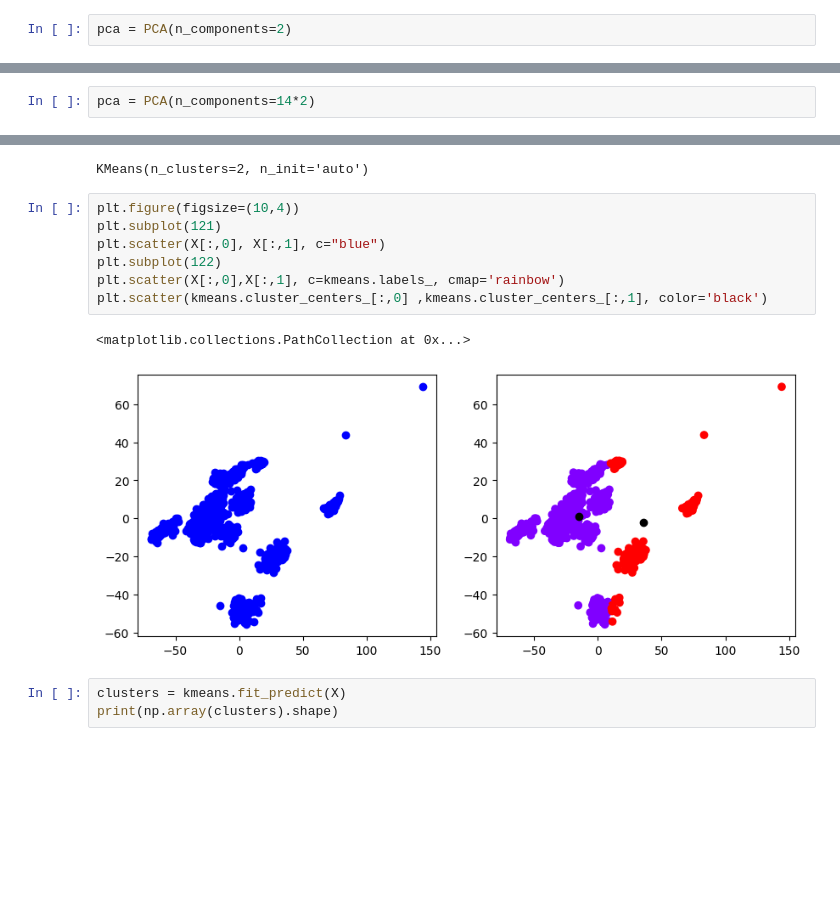
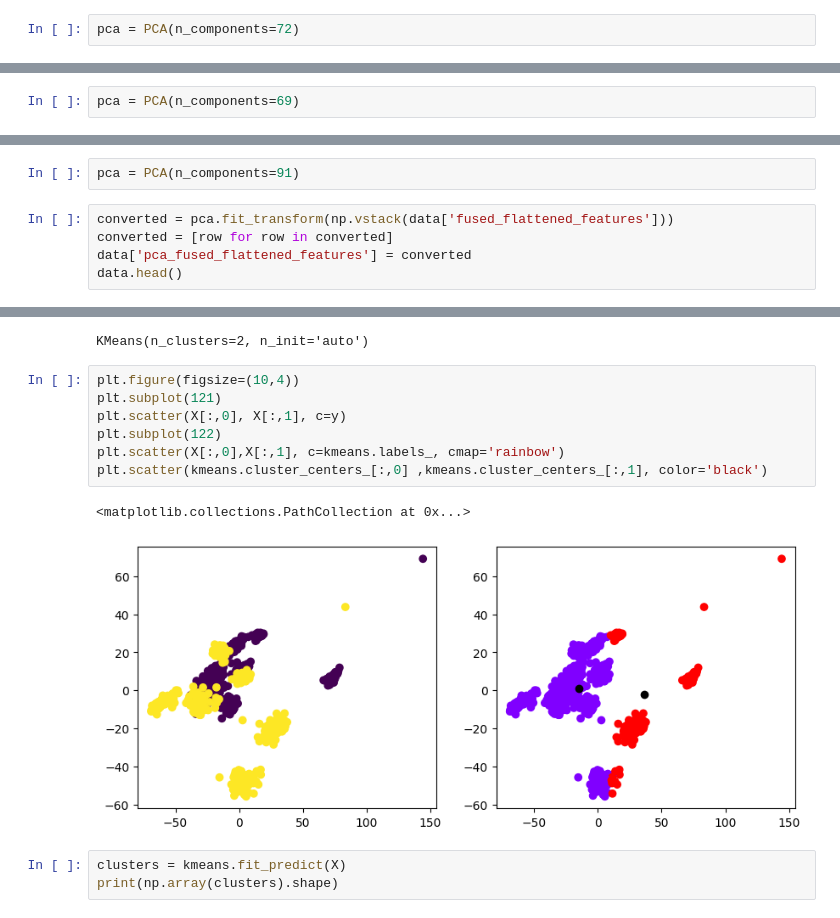
Before and after one commit to AndresFelipeMunozAguilar/Proyecto_Final_IA1_UIS, a Jupyter notebook: notebooks/3.03-jdr-pca-non-supervised.ipynb, the cells around one changed output, grey strips where cells are left out. Cells and saved outputs as stored; diff of their text form; blank space fills up the shorter version.

```diff
--- a/notebooks/3.03-jdr-pca-non-supervised.ipynb
+++ b/notebooks/3.03-jdr-pca-non-supervised.ipynb
@@ -212,5 +240,5 @@ data['fused_flattened_features'][0].shape
 # %%
-pca = PCA(n_components=2)
+pca = PCA(n_components=72)
 # %%
 converted = pca.fit_transform(np.vstack(data['flatten_log_mel_spectogram']))
 converted = [row for row in converted]
@@ -227,5 +283,5 @@ data.head()
 # %%
-pca = PCA(n_components=14*2)
+pca = PCA(n_components=69)
 # %%
 converted = pca.fit_transform(np.vstack(data['flatten_frame_sequence']))
 converted = [row for row in converted]
@@ -241,0 +326,7 @@ data.head()
+# %%
+pca = PCA(n_components=91)
+# %%
+converted = pca.fit_transform(np.vstack(data['fused_flattened_features']))
+converted = [row for row in converted]
+data['pca_fused_flattened_features'] = converted
+data.head()
@@ -376,13 +446,13 @@ KMeans(n_clusters=2, n_init='auto')
 # %%
 plt.figure(figsize=(10,4))
 plt.subplot(121)
-plt.scatter(X[:,0], X[:,1], c="blue")
+plt.scatter(X[:,0], X[:,1], c=y)
 plt.subplot(122)
 plt.scatter(X[:,0],X[:,1], c=kmeans.labels_, cmap='rainbow')
 plt.scatter(kmeans.cluster_centers_[:,0] ,kmeans.cluster_centers_[:,1], color='black')
 # %% [output]
 <matplotlib.collections.PathCollection at 0x...>
-[figure, old version]
+[figure, new version]
 # %%
 clusters = kmeans.fit_predict(X)
 print(np.array(clusters).shape)
```
Also changed, not shown: parts of 22 cells of this notebook.
